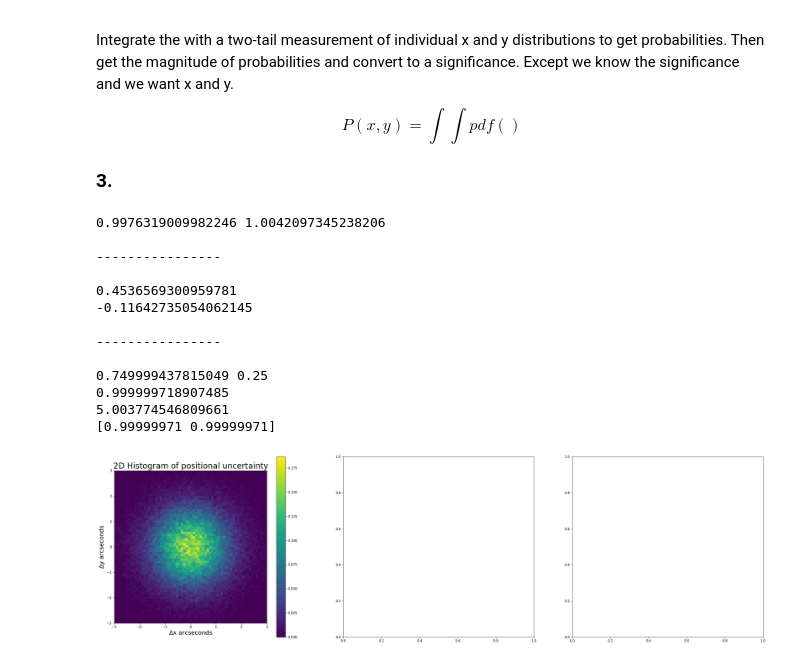
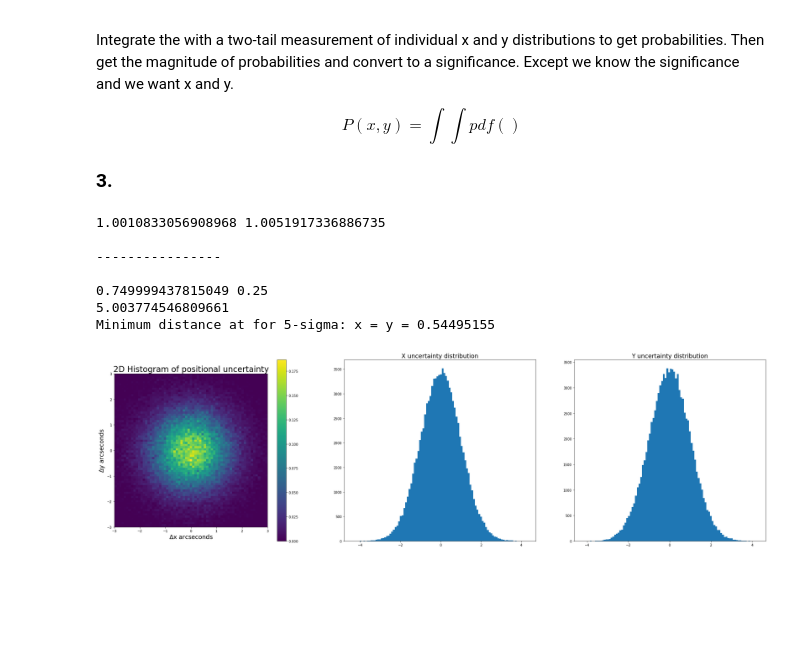
Before and after one commit to JeffreyGao117/Statistics-Higgs-Search, a Jupyter notebook: Lab3.ipynb, the cells around one changed output. Drawn from its saved outputs; the diff is of its cells as text; code cells hidden in the pictures; blank space fills up the shorter version.

```diff
--- a/Lab3.ipynb
+++ b/Lab3.ipynb
@@ -152,49 +149,44 @@ y = stats.norm.rvs( scale = 1, size = 100000)
 a = np.vstack((stats.norm.rvs( scale = 1, size = 100000), stats.norm.rvs( scale = 1, size = 100000)))
 a.shape
 
-fig, (ax1,ax2,ax3) = plt.subplots(1, 3, figsize=(35,10))
+fig2, (ax1,ax2,ax3) = plt.subplots(1, 3, figsize=(35,10))
 h = ax1.hist2d(a[0,:],a[1,:],bins=100, density=True);
 ax1.set_aspect('equal', 'box')
 ax1.set_xlim([-3 , 3])
 ax1.set_ylim([-3 , 3])
 ax1.set_title("2D Histogram of positional uncertainty", fontsize = 24)
 ax1.set_ylabel("$\Delta$y arcseconds", fontsize = 18)
 ax1.set_xlabel("$\Delta$x arcseconds", fontsize = 18)
 plt.colorbar(h[3], ax=ax1)
 
-# ax2.hist(x, 100)
-# ax2.set_title("X uncertainty distribution", fontsize = 18)
-# ax3.hist(y, 100)
-# ax3.set_title("Y uncertainty distribution", fontsize = 18)
+ax2.hist(x, 100)
+ax2.set_title("X uncertainty distribution", fontsize = 18)
+ax3.hist(y, 100)
+ax3.set_title("Y uncertainty distribution", fontsize = 18)
 
 print("\n----------------\n")
 
 # [0.54495155, 0.54495155]
 # [1.1077962, 0]
 
 x = 1.1077962
 y = 0
 
 x2 = stats.norm.cdf(x, scale=1)**2
 y2 = stats.norm.cdf(y, scale=1)**2
 print(x2,y2)
 prob = np.sqrt(x2+y2)
 print(stats.norm.ppf(prob))
-print(stats.multivariate_normal.cdf([5,5],cov=1))
+# print(stats.multivariate_normal.cdf([5,5],cov=1))
+print("Minimum distance at for 5-sigma: x = y = 0.54495155")
 
 plt.show()
 # %% [output]
-0.9976319009982246 1.0042097345238206
-
-----------------
-
-0.4536569300959781
--0.11642735054062145
+1.0010833056908968 1.0051917336886735
 
 ----------------
 
 0.749999437815049 0.25
-0.999999718907485
 5.003774546809661
-[0.99999971 0.99999971]
+Minimum distance at for 5-sigma: x = y = 0.54495155
-[figure, old version]
+[figure, new version]
```
Also changed, not shown: parts of 6 cells of this notebook.
